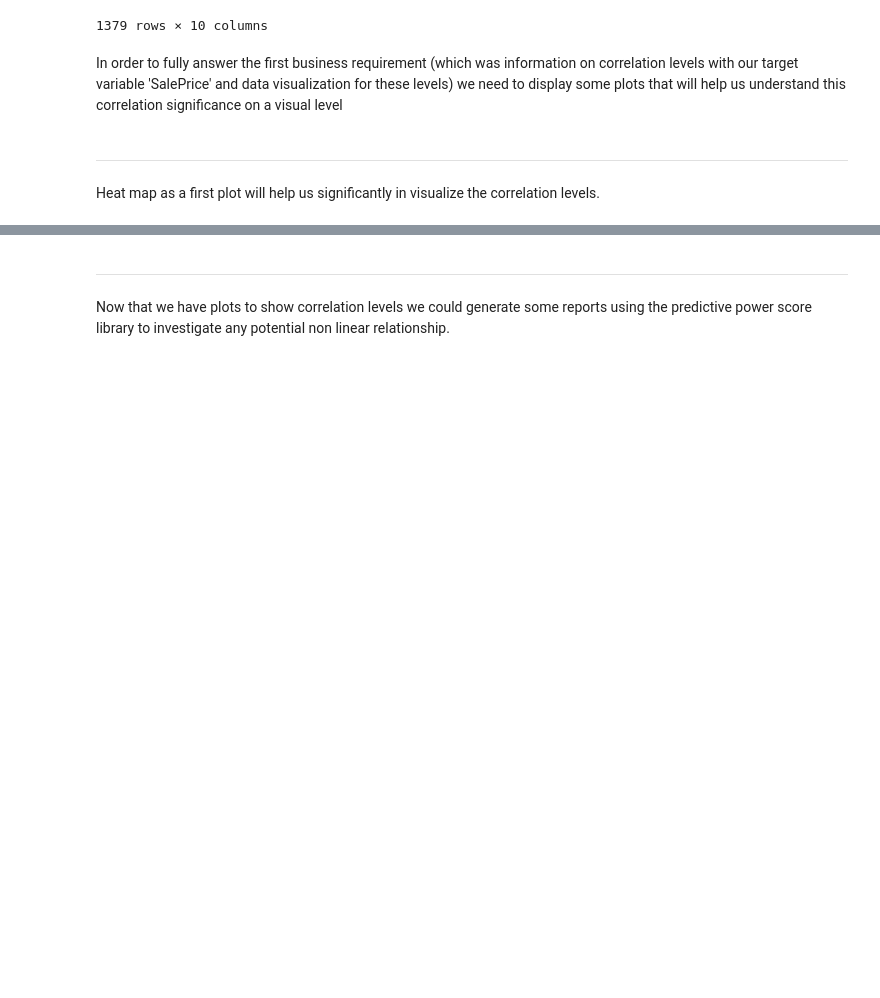
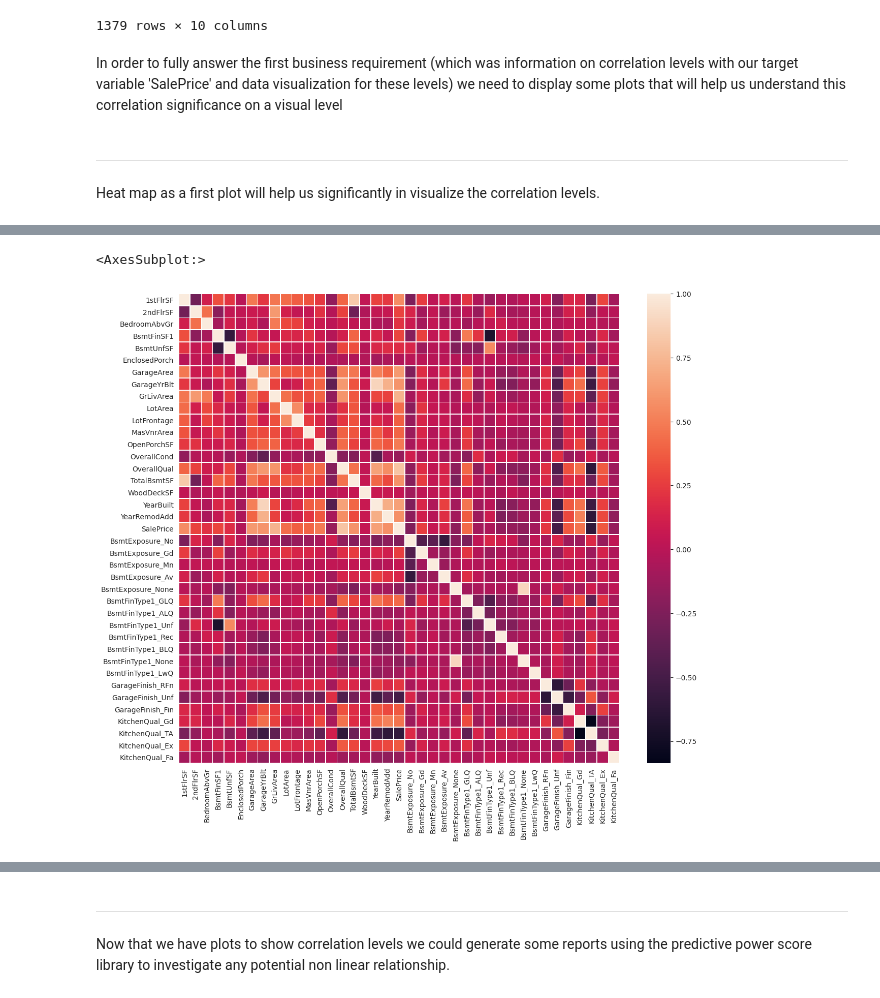
Before and after one commit to DevFabrizio/Fabrizio-Project-Five, a Jupyter notebook: jupyter_notebooks/Data Cleaning.ipynb, the cells around one changed output, grey strips where cells are left out. Saved outputs shown, nothing was run; the diff lists cells and outputs as text; code cells hidden in the pictures; blank space fills up the shorter version.

```diff
--- a/jupyter_notebooks/Data Cleaning.ipynb
+++ b/jupyter_notebooks/Data Cleaning.ipynb
@@ -308,0 +302,3 @@ IndexError: Inconsistent shape between the condition and the input (got (10, 1)
+# %%
+df_spearman_corr = df_ohe.corr(method='spearman')
+df_spearman_corr
@@ -309,3 +324,13 @@ IndexError: Inconsistent shape between the condition and the input (got (10, 1)
+# %%
+import seaborn as sns
+import matplotlib.pyplot as plt
+sns.set_style('whitegrid')
+plt.figure(figsize=(14, 12))
+mask = np.triu(np.ones_like(corr, dtype=bool)) # code taken from
+sns.heatmap(df_spearman_corr,linewidths=.5)
+# %% [output]
+<AxesSubplot:>
+[figure, added]
 # %%
 import matplotlib.pyplot as plt
 import seaborn as sns
```
Also changed, not shown: parts of 4 cells of this notebook.
